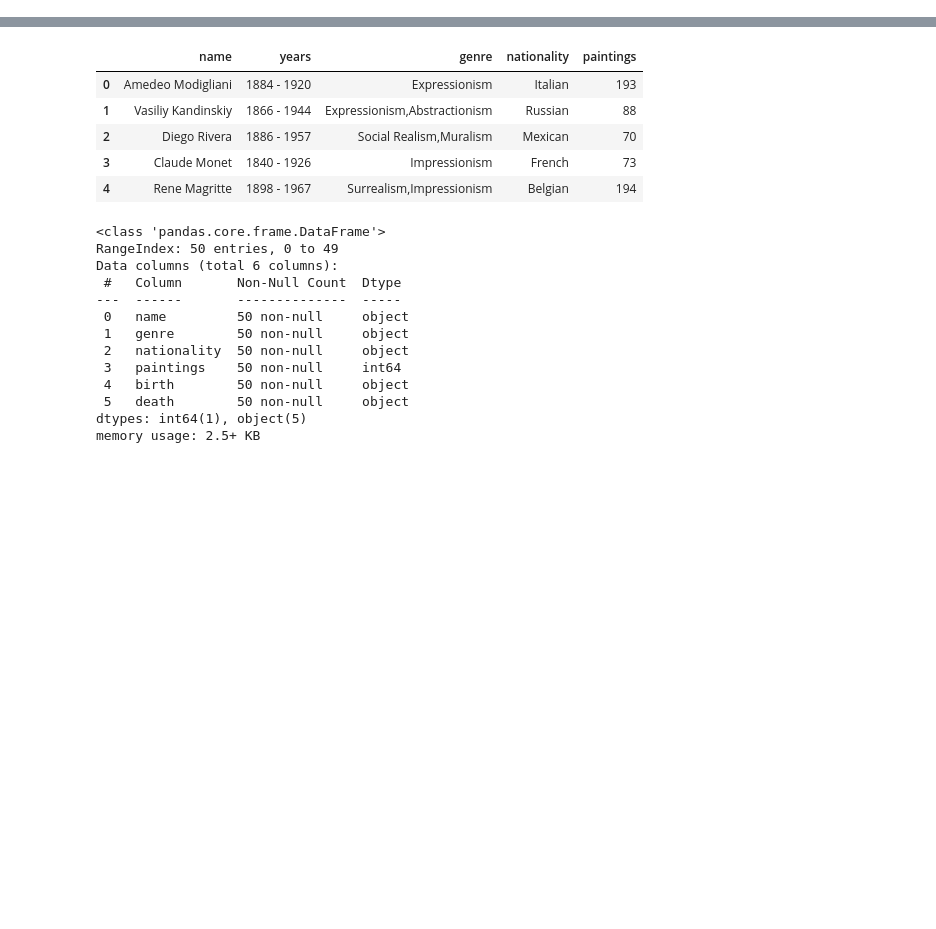
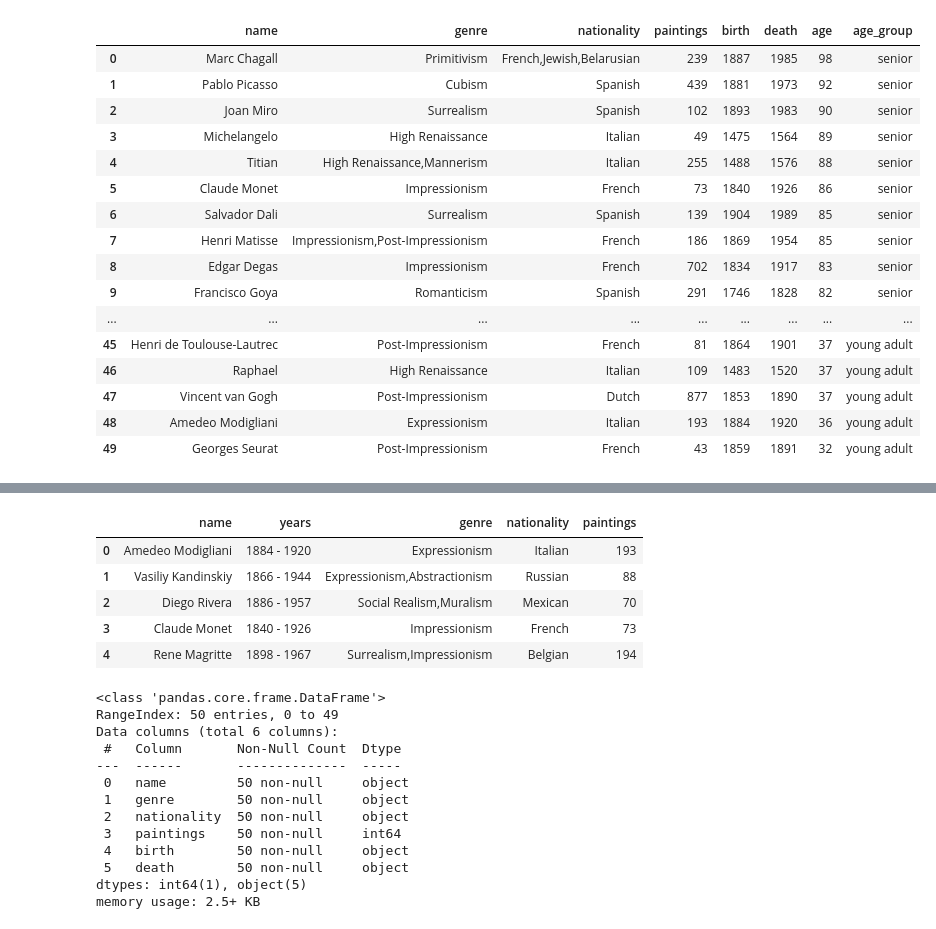
Before and after one commit to pooyanosk1382/BestArt, a Jupyter notebook: BestArt.ipynb, the cells around one changed output, grey strips where cells are left out. Cells and saved outputs as stored; diff of their text form; code cells hidden in the pictures; blank space fills up the shorter version.

```diff
--- a/BestArt.ipynb
+++ b/BestArt.ipynb
@@ -18,6 +10,26 @@ import warnings
 warnings.filterwarnings('ignore')
 # %%
 df=pd.read_csv('BestArt.csv')
+# %%
+df
+# %% [output]
+|  | name | genre | nationality | paintings | birth | death | age | age_group |
+| 0 | Marc Chagall | Primitivism | French,Jewish,Belarusian | 239 | 1887 | 1985 | 98 | senior |
+| 1 | Pablo Picasso | Cubism | Spanish | 439 | 1881 | 1973 | 92 | senior |
+| 2 | Joan Miro | Surrealism | Spanish | 102 | 1893 | 1983 | 90 | senior |
+| 3 | Michelangelo | High Renaissance | Italian | 49 | 1475 | 1564 | 89 | senior |
+| 4 | Titian | High Renaissance,Mannerism | Italian | 255 | 1488 | 1576 | 88 | senior |
+| 5 | Claude Monet | Impressionism | French | 73 | 1840 | 1926 | 86 | senior |
+| 6 | Salvador Dali | Surrealism | Spanish | 139 | 1904 | 1989 | 85 | senior |
+| 7 | Henri Matisse | Impressionism,Post-Impressionism | French | 186 | 1869 | 1954 | 85 | senior |
+| 8 | Edgar Degas | Impressionism | French | 702 | 1834 | 1917 | 83 | senior |
+| 9 | Francisco Goya | Romanticism | Spanish | 291 | 1746 | 1828 | 82 | senior |
+| ... | ... | ... | ... | ... | ... | ... | ... | ... |
+| 45 | Henri de Toulouse-Lautrec | Post-Impressionism | French | 81 | 1864 | 1901 | 37 | young adult |
+| 46 | Raphael | High Renaissance | Italian | 109 | 1483 | 1520 | 37 | young adult |
+| 47 | Vincent van Gogh | Post-Impressionism | Dutch | 877 | 1853 | 1890 | 37 | young adult |
+| 48 | Amedeo Modigliani | Expressionism | Italian | 193 | 1884 | 1920 | 36 | young adult |
+| 49 | Georges Seurat | Post-Impressionism | French | 43 | 1859 | 1891 | 32 | young adult |
 # %%
 df.head()
 # %% [output]
```
Also changed, not shown: parts of 3 cells of this notebook.
